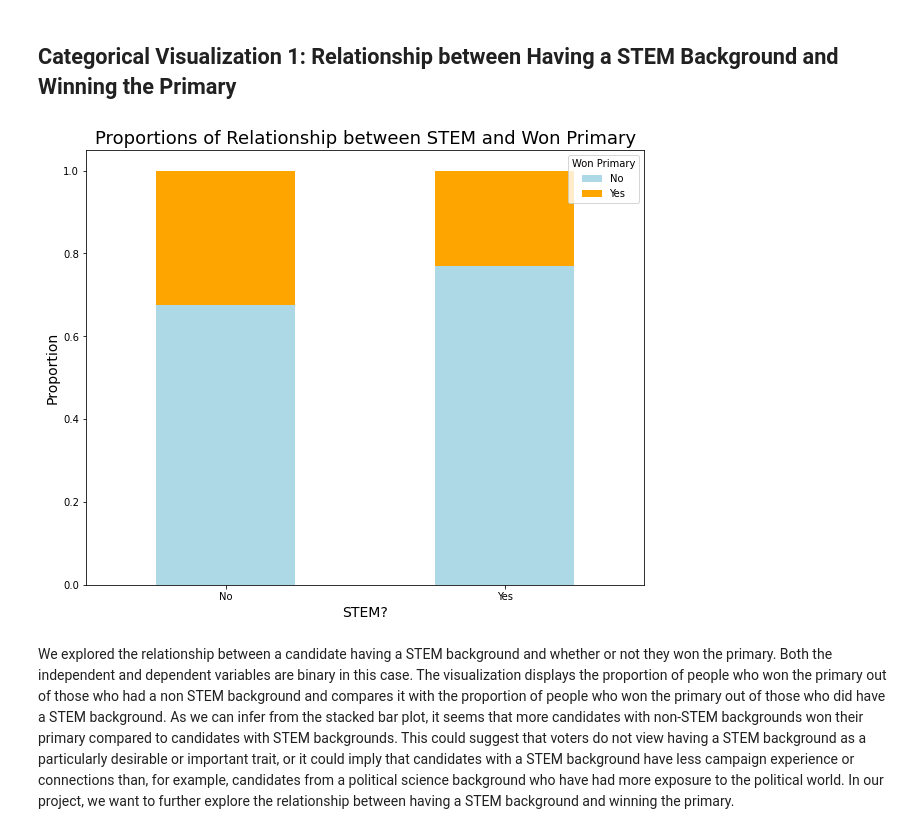
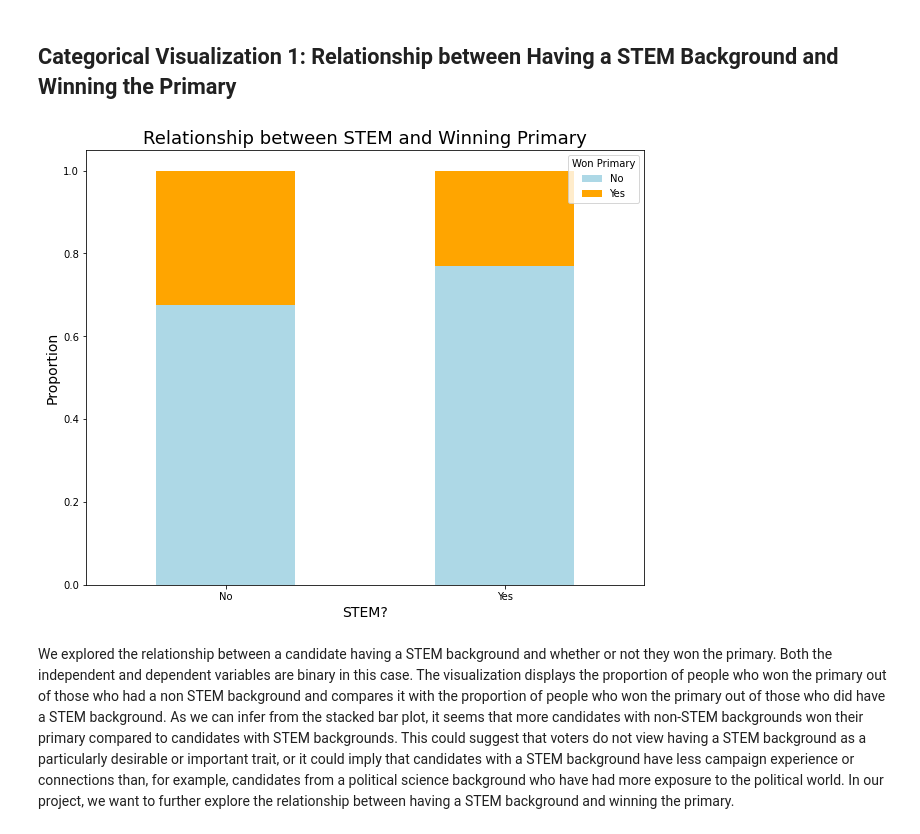
Before and after one commit to tetsu2001/102-project, a Jupyter notebook: to-turn-in/Checkpoint_1.ipynb, the cells around one changed output. Saved outputs shown, nothing was run; the diff lists cells and outputs as text; code cells hidden in the pictures.

```diff
--- a/to-turn-in/Checkpoint_1.ipynb
+++ b/to-turn-in/Checkpoint_1.ipynb
@@ -20,6 +21,7 @@ endorsement_cols = np.append(endorsement_cols, 'Party Support?')
 dems[endorsement_cols] = dems[endorsement_cols].replace({'No': 0, 'Yes': 1})
 dems['Total Endorsements'] = dems[endorsement_cols].sum(axis=1)
 dems['Endorsed'] = (dems['Total Endorsements'] > 0).astype(int)
+dems['Won Primary'] = (dems['Won Primary'] == 'Yes').astype(int)
 dems.head()
 # %% [output]
 |  | Candidate | State | District | Office Type | Race Type | Race Primary Election Date | Primary Status | ... |
@@ -81,16 +138,17 @@ We chose to analyze these two variables using stacked bar plots. When we wanted
 # %%
 proportions_df = dems.groupby(['STEM?', 'Won Primary']).size().unstack(fill_value=0)
 proportions_df = proportions_df.div(proportions_df.sum(axis=1), axis=0)
 
 proportions_df.plot(kind='bar', stacked=True, color=['lightblue', 'orange'])
-plt.title('Proportions of Relationship between STEM and Won Primary', fontdict = {'fontsize' : 18})
+plt.title('Relationship between STEM and Winning Primary', fontdict = {'fontsize' : 18})
 plt.xlabel('STEM?', fontdict = {'fontsize' : 14})
 plt.ylabel('Proportion', fontdict = {'fontsize' : 14})
 plt.legend(title='Won Primary', loc='upper right', labels=['No', 'Yes'])
 plt.xticks(rotation=0)
-plt.gcf().set_size_inches(10, 8);
+plt.gcf().set_size_inches(10, 8)
+plt.savefig('stem-win.png');
 # %% [output]
-[figure, old version]
+[figure, new version]
 # %% [markdown]
 We explored the relationship between a candidate having a STEM background and whether or not they won the primary. Both the independent and dependent variables are binary in this case. The visualization displays the proportion of people who won the primary out of those who had a non STEM background and compares it with the proportion of people who won the primary out of those who did have a STEM background. As we can infer from the stacked bar plot, it seems that more candidates with non-STEM backgrounds won their primary compared to candidates with STEM backgrounds. This could suggest that voters do not view having a STEM background as a particularly desirable or important trait, or it could imply that candidates with a STEM background have less campaign experience or connections than, for example, candidates from a political science background who have had more exposure to the political world. In our project, we want to further explore the relationship between having a STEM background and winning the primary.
 # %% [markdown]
```
Also changed, not shown: parts of 7 cells of this notebook, 7 other files.
